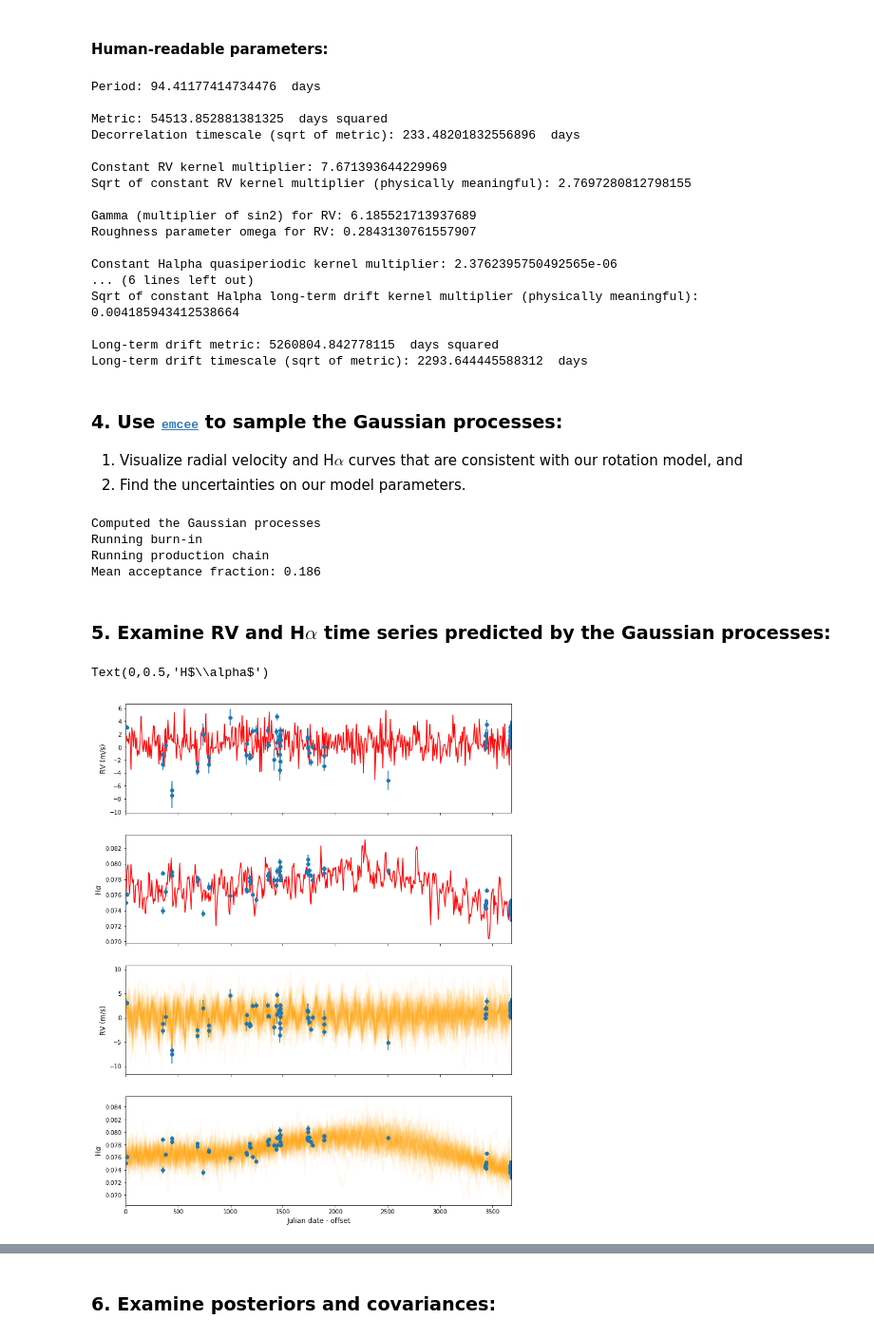
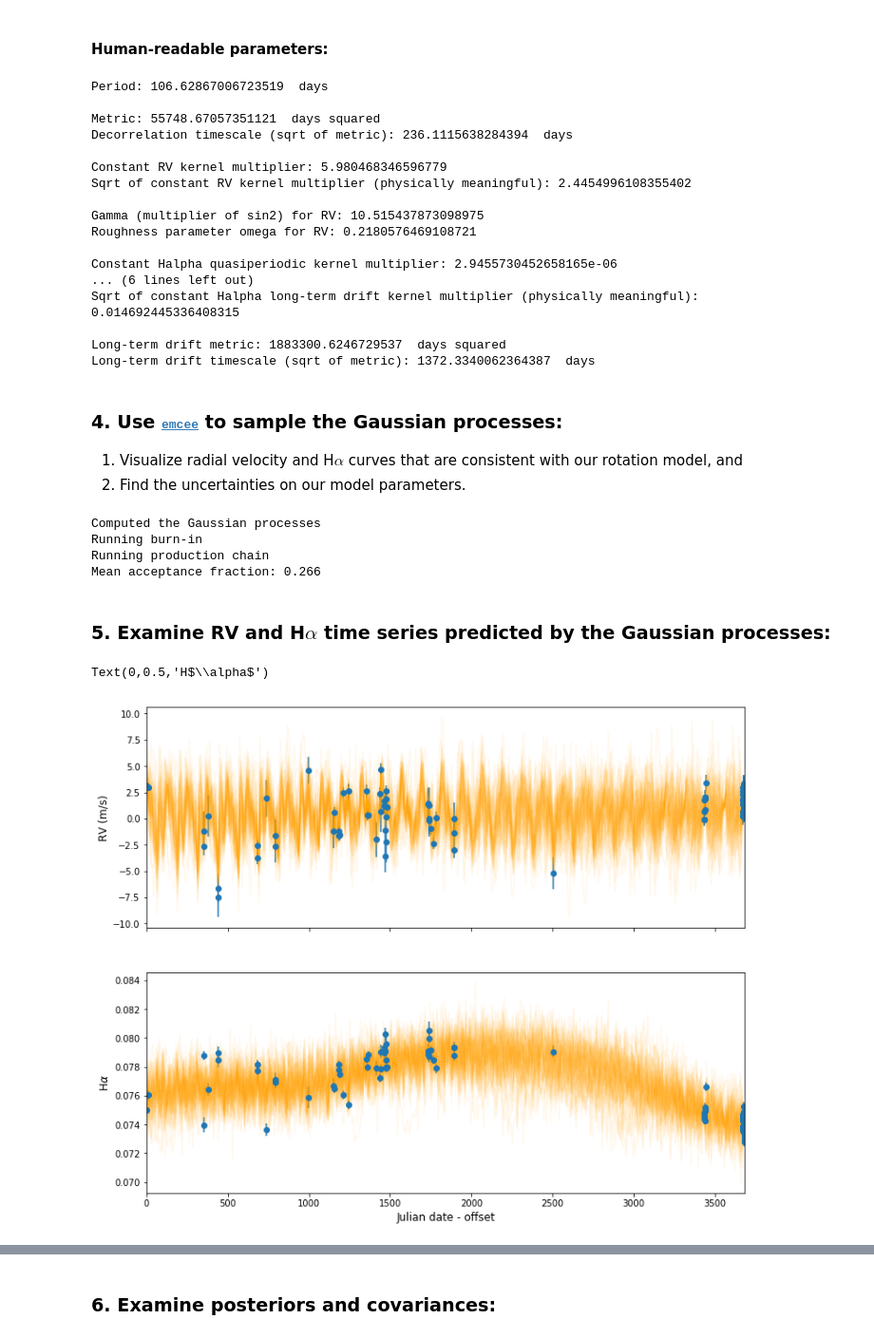
Before and after one commit to JinbiaoJi/100Earths-GP, a Jupyter notebook: current_notebooks/Kapteyn_ha_lt.ipynb, the cells around one changed output, grey strips where cells are left out. Shown at 95% size. Cells and saved outputs as stored; diff of their text form; code cells hidden in the pictures.

```diff
--- a/current_notebooks/Kapteyn_ha_lt.ipynb
+++ b/current_notebooks/Kapteyn_ha_lt.ipynb
@@ -119,6 +119,7 @@ kha = krot_ha + kexp_lt_ha
 
 # Trivial functions that return the LN white noise VARIANCE.
 # Note: I'm not 100% sure I'm treating the measurement uncertainties correctly.
+'''NOTE: correct way to account for whitenoise is to add uncertainties w/ george's compute() method. Don't use these.'''
 def whitenoise_RV(time):
     return np.log(allRVerr**2)
 
@@ -168,7 +169,8 @@ def make_par_vec(RVpars, hapars):
 # Bounds order is same as parameter order: period, metric,
 # RV exp2 amplitude, RV gamma, ha exp2 amplitude, ha gamma,
 # ha long-term amplitude, ha long-term metric
-lower_bounds = [-2., 0., -4., 1.0e-5, -20., 1.0e-5, -20., 0.]
+'''NOTE: I have introduced a lower bound on the metric parameter'''
+lower_bounds = [-2., 5., -4., 1.0e-5, -20., 1.0e-5, -20., 0.]
 upper_bounds = [10., 18., 6., 100., 0., 1000., 0., 23.]
 
 # Create a Bounds object that will restrict minimize to values within
@@ -256,23 +258,23 @@ print("Sqrt of constant Halpha long-term drift kernel multiplier (physically mea
 print("Long-term drift metric:", np.exp(results.x[7]), ' days squared')
 print("Long-term drift timescale (sqrt of metric):", np.sqrt(np.exp(results.x[7])), ' days')
 # %% [output]
-Period: 94.41177414734476  days
+Period: 106.62867006723519  days
 
-Metric: 54513.852881381325  days squared
-Decorrelation timescale (sqrt of metric): 233.48201832556896  days
+Metric: 55748.67057351121  days squared
+Decorrelation timescale (sqrt of metric): 236.1115638284394  days
 
-Constant RV kernel multiplier: 7.671393644229969
-Sqrt of constant RV kernel multiplier (physically meaningful): 2.7697280812798155
+Constant RV kernel multiplier: 5.980468346596779
+Sqrt of constant RV kernel multiplier (physically meaningful): 2.4454996108355402
 
-Gamma (multiplier of sin2) for RV: 6.185521713937689
-Roughness parameter omega for RV: 0.2843130761557907
+Gamma (multiplier of sin2) for RV: 10.515437873098975
+Roughness parameter omega for RV: 0.2180576469108721
 
-Constant Halpha quasiperiodic kernel multiplier: 2.3762395750492565e-06
+Constant Halpha quasiperiodic kernel multiplier: 2.9455730452658165e-06
 ... (6 lines left out)
-Sqrt of constant Halpha long-term drift kernel multiplier (physically meaningful): 0.004185943412538664
+Sqrt of constant Halpha long-term drift kernel multiplier (physically meaningful): 0.014692445336408315
 
-Long-term drift metric: 5260804.842778115  days squared
-Long-term drift timescale (sqrt of metric): 2293.644445588312  days
+Long-term drift metric: 1883300.6246729537  days squared
+Long-term drift timescale (sqrt of metric): 1372.3340062364387  days
 # %% [markdown]
 ### 4. Use <a href="http://dfm.io/emcee/current/"><tt>emcee</tt></a> to sample the Gaussian processes:
 <ol>
@@ -304,7 +306,7 @@ gp_ha.compute(alldates,allhaerr)
 print("Computed the Gaussian processes")
 
 # Set up the sampler.
-nwalkers, ndim = 100, len(allpars)
+nwalkers, ndim = 50, len(allpars)
 sampler = emcee.EnsembleSampler(nwalkers, ndim, lnprob)
 
 # Initialize the walkers.
@@ -327,50 +329,38 @@ print("Mean acceptance fraction: {0:.3f}".format(np.mean(sampler.acceptance_frac
 Computed the Gaussian processes
 Running burn-in
 Running production chain
-Mean acceptance fraction: 0.186
+Mean acceptance fraction: 0.266
 # %% [markdown]
 ### 5. Examine RV and H$\alpha$ time series predicted by the Gaussian processes:
 # %%
 # Make a flat chain of samples with the initial burn-in discarded
 samples = sampler.chain[:, nburn:, :].reshape((-1, ndim))
 
 # Plot 50 possible RV curves drawn from the flat chain, along with the data
-fig, (ax0, ax1, ax2, ax3) = plt.subplots(4, sharex=True, figsize=(12,16))
+fig, (ax1, ax2) = plt.subplots(2, sharex=True, figsize=(12,10))
 tt = np.linspace(alldates[0], alldates[-1], 501, endpoint=True)
 
-#plot one sample to check if the model is going through the data points
-# Choose a sample
-n = np.random.randint(0, samples.shape[0])
-spars_RV, spars_ha = split_par_vec(samples[n])
-gp_RV.set_parameter_vector(spars_RV)
-gp_ha.set_parameter_vector(spars_ha)
-# Plot a single sample.
-ax0.plot(tt, gp_RV.sample_conditional(allRV, tt), "red")
-ax1.plot(tt, gp_ha.sample_conditional(allha, tt), "red")
-ax0.errorbar(alldates, allRV, yerr=allRVerr, fmt='o')
-ax1.errorbar(alldates, allha, yerr=allhaerr, fmt='o')
-ax0.set_ylabel("RV (m/s)", fontsize='large')
-ax1.set_ylabel(r"H$\alpha$", fontsize='large')
+
 
 for i in range(50):
     # Choose a sample
     n = np.random.randint(0, samples.shape[0])
     spars_RV, spars_ha = split_par_vec(samples[n])
     gp_RV.set_parameter_vector(spars_RV)
     gp_ha.set_parameter_vector(spars_ha)
     # Plot a single sample.
-    ax2.plot(tt, gp_RV.sample_conditional(allRV, tt), "orange", alpha=0.07)
-    ax3.plot(tt, gp_ha.sample_conditional(allha, tt), "orange", alpha=0.07)
+    ax1.plot(tt, gp_RV.sample_conditional(allRV, tt), "orange", alpha=0.07)
+    ax2.plot(tt, gp_ha.sample_conditional(allha, tt), "orange", alpha=0.07)
 # Plot the real data
-ax2.errorbar(alldates, allRV, yerr=allRVerr, fmt='o')
-ax3.errorbar(alldates, allha, yerr=allhaerr, fmt='o')
-ax3.set_xlim(alldates[0], alldates[-1])
-ax3.set_xlabel("Julian date - offset", fontsize='large')
-ax2.set_ylabel("RV (m/s)", fontsize='large')
-ax3.set_ylabel(r"H$\alpha$", fontsize='large')
+ax1.errorbar(alldates, allRV, yerr=allRVerr, fmt='o')
+ax2.errorbar(alldates, allha, yerr=allhaerr, fmt='o')
+ax2.set_xlim(alldates[0], alldates[-1])
+ax2.set_xlabel("Julian date - offset", fontsize='large')
+ax1.set_ylabel("RV (m/s)", fontsize='large')
+ax2.set_ylabel(r"H$\alpha$", fontsize='large')
 # %% [output]
 Text(0,0.5,'H$\\alpha$')
-[figure, old version]
+[figure, new version]
 # %%
 size = 300
 RV_pds = np.zeros(size)
```
Also changed, not shown: parts of 8 cells of this notebook, 1 other file.
